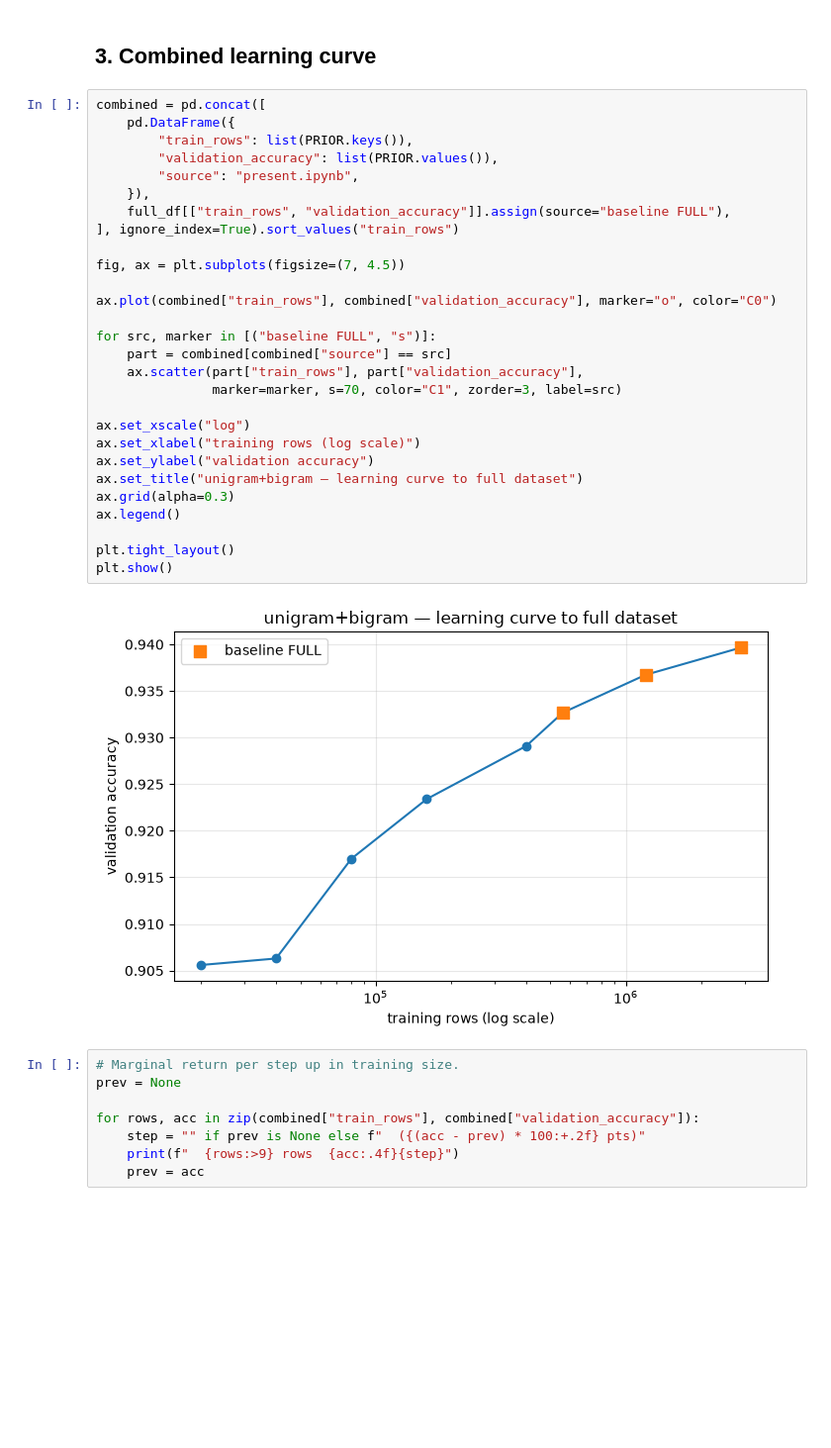
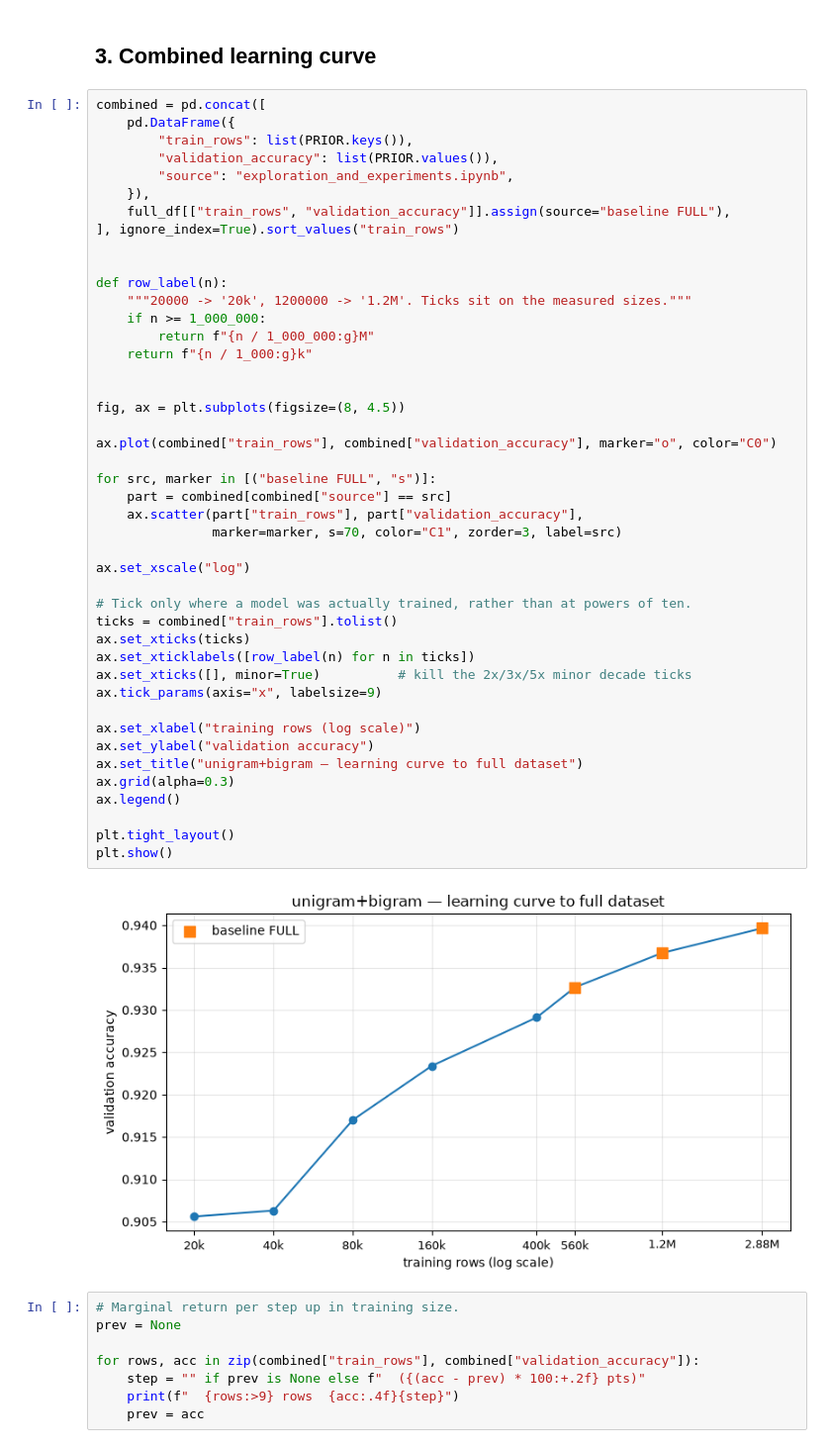
Before and after one commit to baxiSahab/amz-sentiment-analysis, a Jupyter notebook: baseline_full.ipynb, the cells around one changed output. Shown at 99% size. Saved outputs shown, nothing was run; the diff lists cells and outputs as text; blank space fills up the shorter version.

```diff
--- a/baseline_full.ipynb
+++ b/baseline_full.ipynb
@@ -243,33 +276,49 @@ true pos     21609    338391
 # %%
 combined = pd.concat([
     pd.DataFrame({
         "train_rows": list(PRIOR.keys()),
         "validation_accuracy": list(PRIOR.values()),
-        "source": "present.ipynb",
+        "source": "exploration_and_experiments.ipynb",
     }),
     full_df[["train_rows", "validation_accuracy"]].assign(source="baseline FULL"),
 ], ignore_index=True).sort_values("train_rows")
 
-fig, ax = plt.subplots(figsize=(7, 4.5))
+
+def row_label(n):
+    """20000 -> '20k', 1200000 -> '1.2M'. Ticks sit on the measured sizes."""
+    if n >= 1_000_000:
+        return f"{n / 1_000_000:g}M"
+    return f"{n / 1_000:g}k"
+
+
+fig, ax = plt.subplots(figsize=(8, 4.5))
 
 ax.plot(combined["train_rows"], combined["validation_accuracy"], marker="o", color="C0")
 
 for src, marker in [("baseline FULL", "s")]:
     part = combined[combined["source"] == src]
     ax.scatter(part["train_rows"], part["validation_accuracy"],
                marker=marker, s=70, color="C1", zorder=3, label=src)
 
 ax.set_xscale("log")
+
+# Tick only where a model was actually trained, rather than at powers of ten.
+ticks = combined["train_rows"].tolist()
+ax.set_xticks(ticks)
+ax.set_xticklabels([row_label(n) for n in ticks])
+ax.set_xticks([], minor=True)          # kill the 2x/3x/5x minor decade ticks
+ax.tick_params(axis="x", labelsize=9)
+
 ax.set_xlabel("training rows (log scale)")
 ax.set_ylabel("validation accuracy")
 ax.set_title("unigram+bigram — learning curve to full dataset")
 ax.grid(alpha=0.3)
 ax.legend()
 
 plt.tight_layout()
 plt.show()
 # %% [output]
-[figure, old version]
+[figure, new version]
 # %%
 # Marginal return per step up in training size.
 prev = None
```
Also changed, not shown: parts of 29 cells of this notebook, 1 other file.
